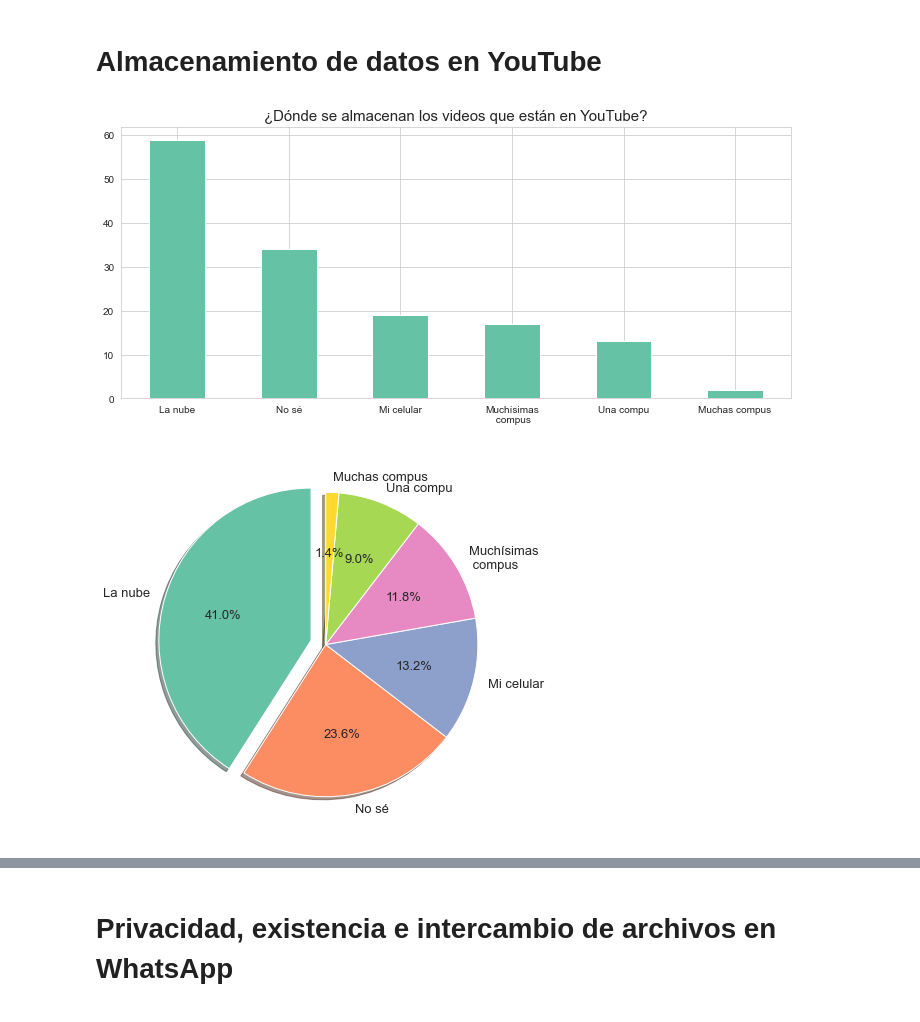
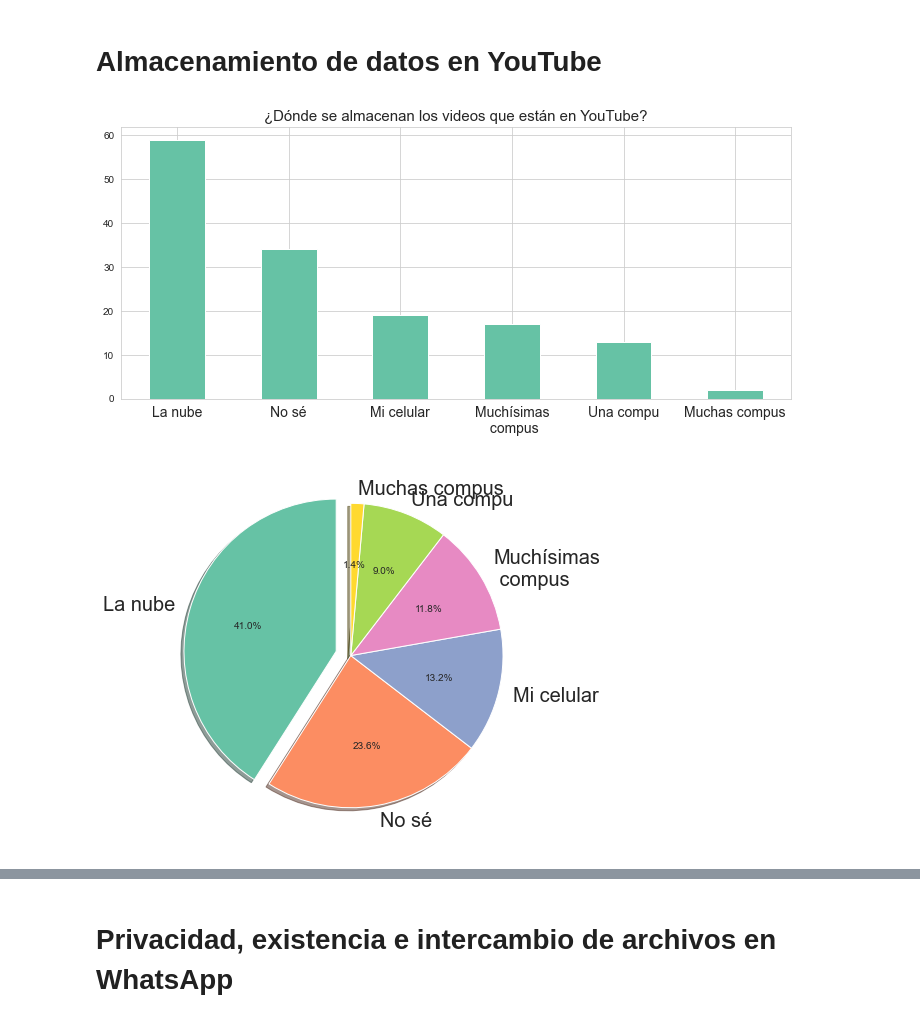
Before and after one commit to luparral/misconceptions, a Jupyter notebook: notebooks/Misconceptions.ipynb, the cells around one changed output, grey strips where cells are left out. Saved outputs shown, nothing was run; the diff lists cells and outputs as text; code cells hidden in the pictures.

```diff
--- a/notebooks/Misconceptions.ipynb
+++ b/notebooks/Misconceptions.ipynb
@@ -49,19 +49,20 @@ labels = ("La nube", "No sé", "Mi celular", "Muchísimas\n compus", "Una compu"
 
 df["q_yt"].value_counts().plot.bar(figsize=(12,5))
 plt.title("¿Dónde se almacenan los videos que están en YouTube?", fontsize=15)
-plt.xticks(positions, labels,rotation=0);
+plt.xticks(positions, labels,rotation=0,fontsize=14);
+plt.savefig('8.pdf')
 # %% [output]
-[figure, old version]
+[figure, new version]
 # %%
 # ¿Dónde se almacenan los videos que están en YouTube? - Gráfico de torta
 
 
-#plt.rc('xtick', labelsize=13)
-#plt.rc('ytick', labelsize=15)
-plt.rcParams['font.size'] = 13.0
+plt.rc('xtick', labelsize=20)
+plt.rc('ytick', labelsize=12)
+#plt.rcParams['font.size'] = 13.0
 labels = ("La nube", "No sé", "Mi celular", "Muchísimas\n compus", "Una compu", "Muchas compus")
 explode = (0.1, 0, 0, 0, 0, 0)
-df["q_yt"].value_counts().plot.pie(explode=explode,labels=labels, autopct='%1.1f%%',shadow=True, startangle=90, figsize=(12,7));
+df["q_yt"].value_counts().plot.pie(explode=explode,labels=labels, autopct='%1.1f%%',shadow=True, startangle=90, figsize=(13,7));
 plt.gca().axes.get_yaxis().set_visible(False)
 # %% [output]
-[figure, old version]
+[figure, new version]
```
Also changed, not shown: parts of 26 cells of this notebook, 47 other files.
